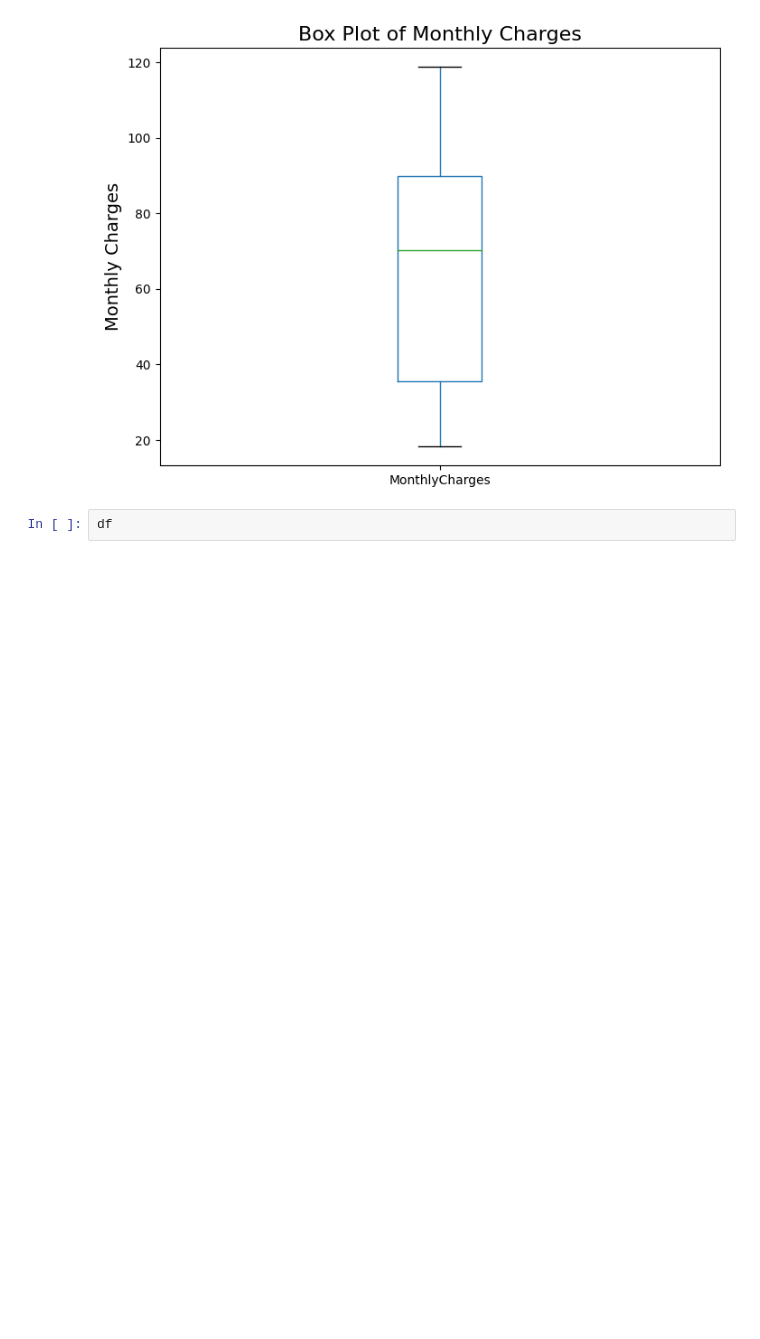
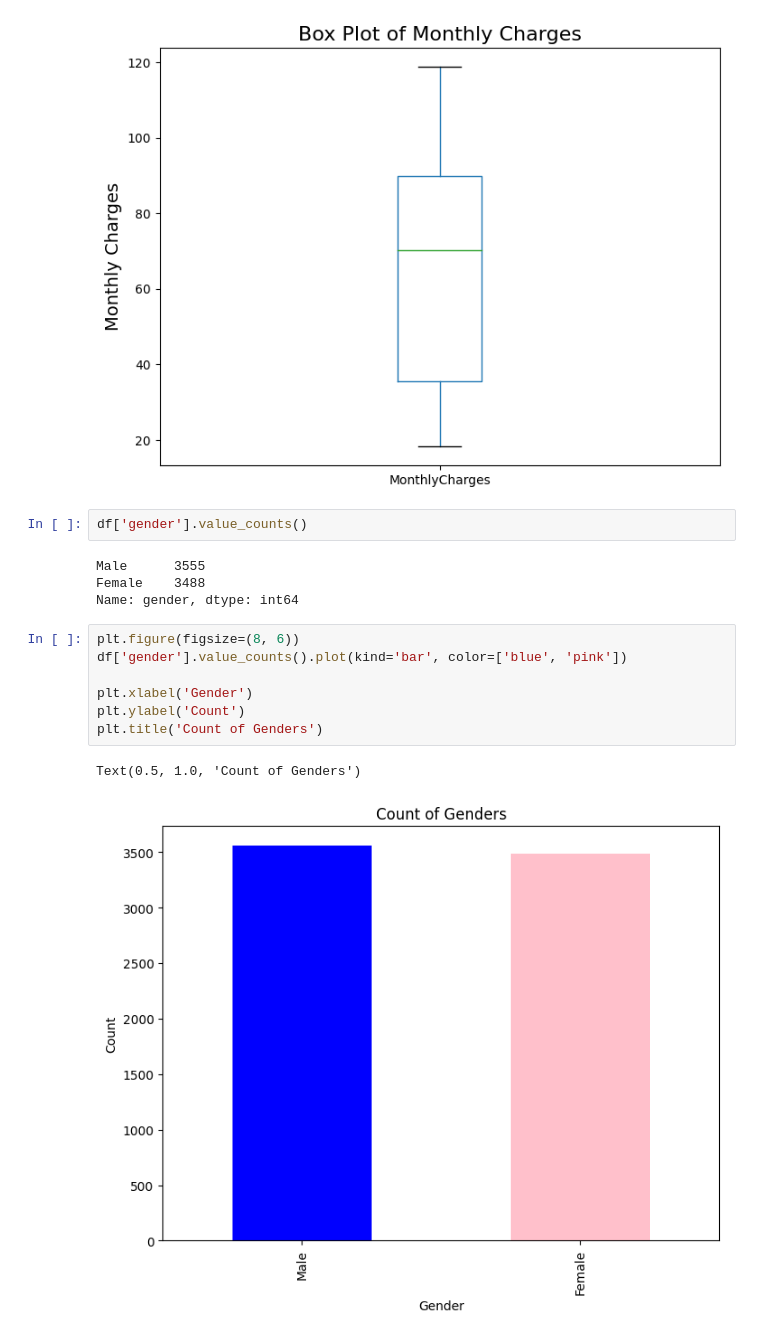
Before and after one commit to oliv11111/Telco-Data-Analysis, a Jupyter notebook: load.ipynb, the cells around one changed output. Cells and saved outputs as stored; diff of their text form; blank space fills up the shorter version.

```diff
--- a/load.ipynb
+++ b/load.ipynb
@@ -172,4 +172,18 @@ plt.show()
 # %% [output]
 [figure]
 # %%
-df
+df['gender'].value_counts()
+# %% [output]
+Male      3555
+Female    3488
+Name: gender, dtype: int64
+# %%
+plt.figure(figsize=(8, 6))
+df['gender'].value_counts().plot(kind='bar', color=['blue', 'pink'])
+
+plt.xlabel('Gender')
+plt.ylabel('Count')
+plt.title('Count of Genders')
+# %% [output]
+Text(0.5, 1.0, 'Count of Genders')
+[figure, added]
```
Also changed, not shown: parts of 5 cells of this notebook, 1 other file.
